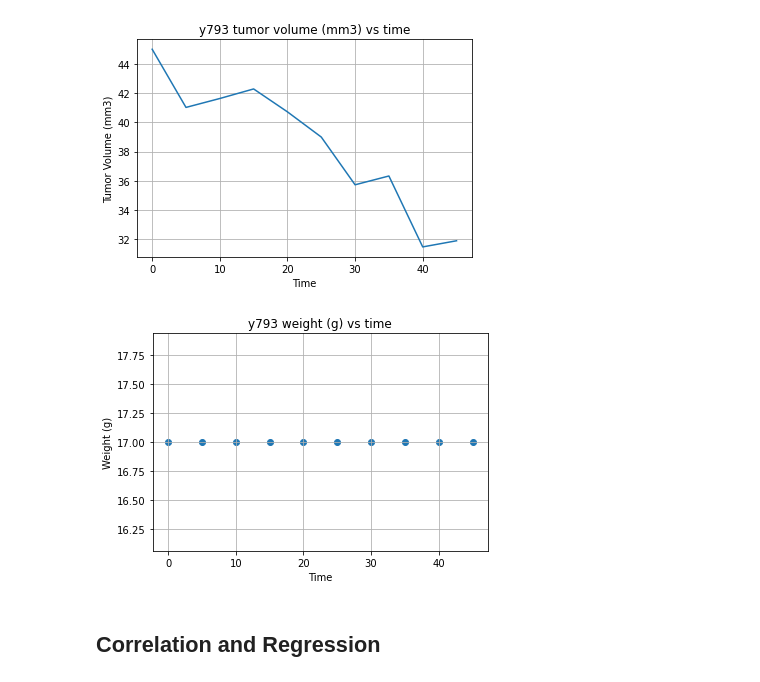
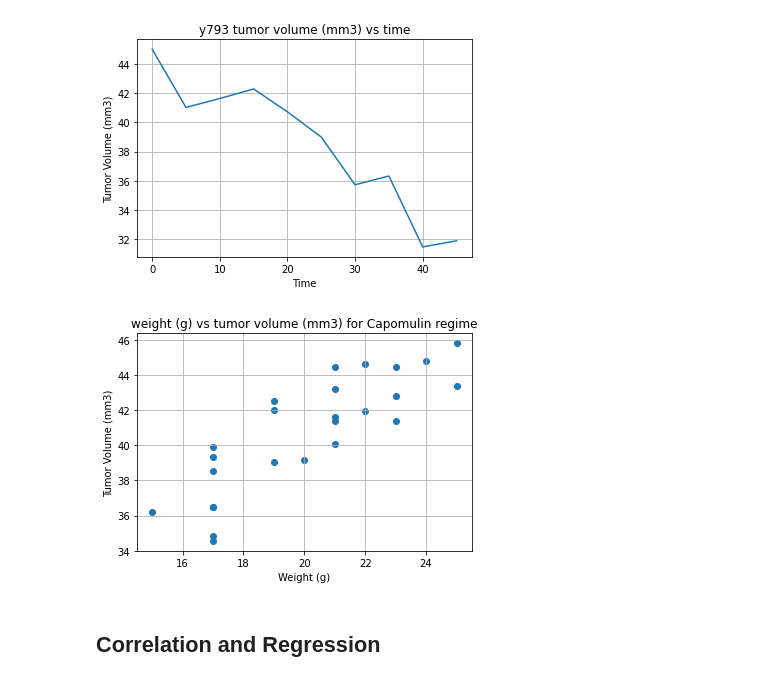
Before and after one commit to JaviPardox/Pharma-Mice-Analysis, a Jupyter notebook: Pymaceuticals/pymaceuticals_starter.ipynb, the cells around one changed output. Saved outputs shown, nothing was run; the diff lists cells and outputs as text; code cells hidden in the pictures.

```diff
--- a/Pymaceuticals/pymaceuticals_starter.ipynb
+++ b/Pymaceuticals/pymaceuticals_starter.ipynb
@@ -283,9 +283,9 @@ plt.show()
 # Generate a line plot of tumor volume vs. time point for a mouse treated with Capomulin
 mouse_plot = no_duplicates_df.loc[no_duplicates_df["Drug Regimen"] == "Capomulin"]
 capomulin_mouse_id = list(mouse_plot["Mouse ID"].unique())
-mouse_plot = mouse_plot.loc[mouse_plot["Mouse ID"] == capomulin_mouse_id[5]]
+mouse_plot_line = mouse_plot.loc[mouse_plot["Mouse ID"] == capomulin_mouse_id[5]]
 
-plt.plot(mouse_plot["Timepoint"],mouse_plot["Tumor Volume (mm3)"])
+plt.plot(mouse_plot_line["Timepoint"],mouse_plot_line["Tumor Volume (mm3)"])
 plt.title(capomulin_mouse_id[5] + " tumor volume (mm3) vs time")
 plt.ylabel("Tumor Volume (mm3)")
 plt.xlabel("Time")
@@ -294,12 +294,13 @@ plt.grid()
 [figure]
 # %%
 # Generate a scatter plot of average tumor volume vs. mouse weight for the Capomulin regimen
-plt.scatter(mouse_plot["Timepoint"],mouse_plot["Weight (g)"])
-plt.title(capomulin_mouse_id[5] + " weight (g) vs time")
-plt.ylabel("Weight (g)")
-plt.xlabel("Time")
+mouse_plot_average = mouse_plot.groupby(["Mouse ID"]).mean()
+plt.scatter(mouse_plot_average["Weight (g)"],mouse_plot_average["Tumor Volume (mm3)"])
+plt.title("weight (g) vs tumor volume (mm3) for Capomulin regime")
+plt.ylabel("Tumor Volume (mm3)")
+plt.xlabel("Weight (g)")
 plt.grid()
 # %% [output]
-[figure, old version]
+[figure, new version]
 # %% [markdown]
 ## Correlation and Regression
```
Also changed, not shown: parts of 2 cells of this notebook.
